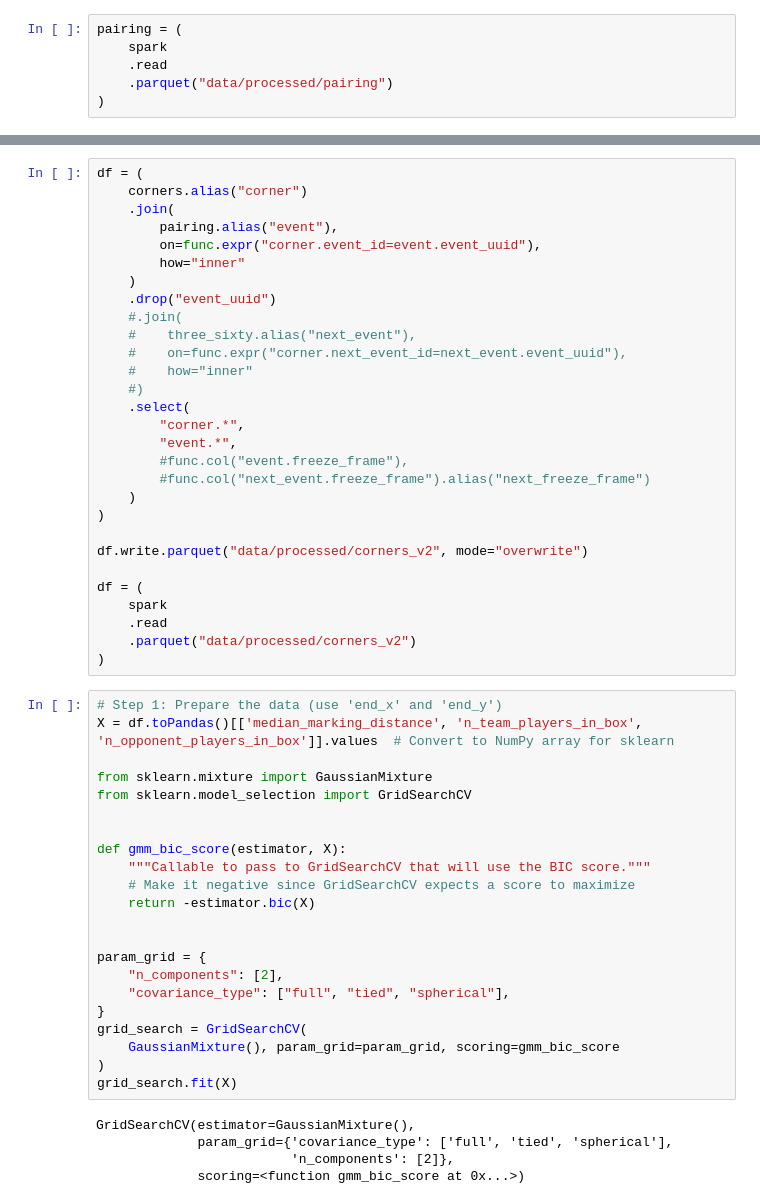
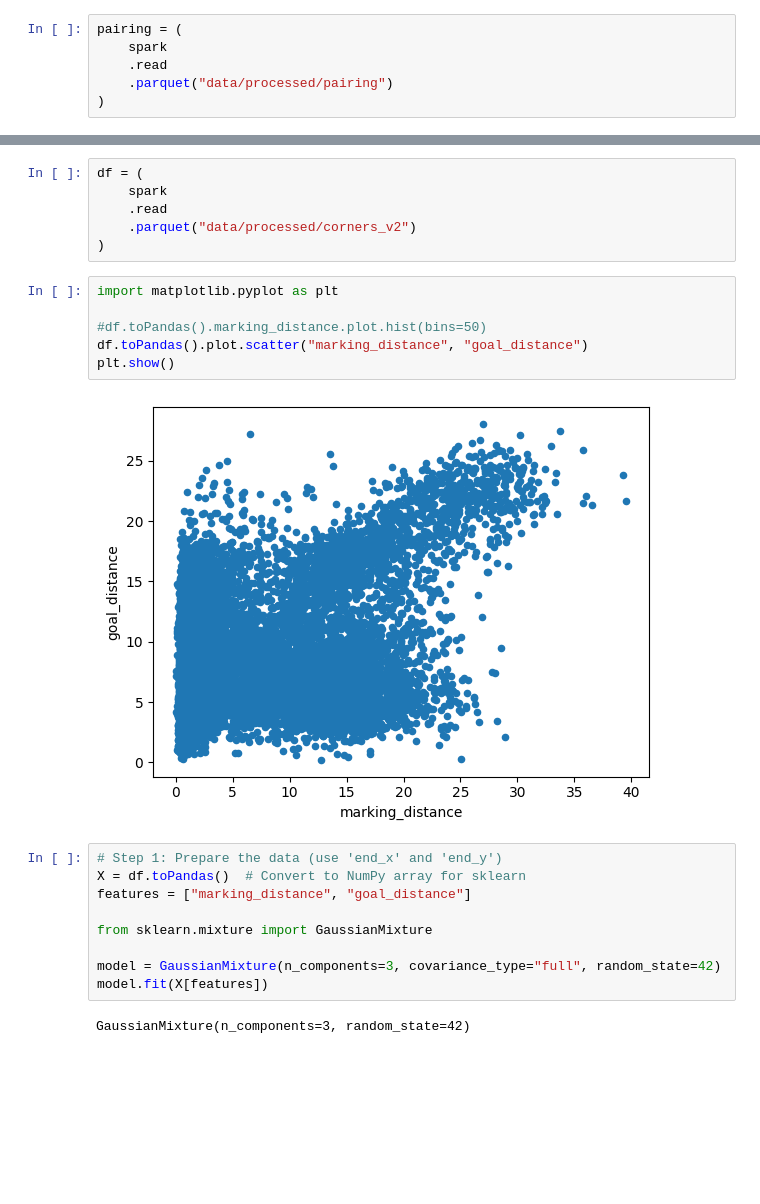
Before and after one commit to VuylstekerLeo/rb-ds-assessment, a Jupyter notebook: assessment.ipynb, the cells around one changed output, grey strips where cells are left out. Cells and saved outputs as stored; diff of their text form; blank space fills up the shorter version.

```diff
--- a/assessment.ipynb
+++ b/assessment.ipynb
@@ -682,57 +747,26 @@ pairing = (
 # %%
-df = (
-    corners.alias("corner")
-    .join(
-        pairing.alias("event"),
-        on=func.expr("corner.event_id=event.event_uuid"),
-        how="inner"
-    )
-    .drop("event_uuid")
-    #.join(
-    #    three_sixty.alias("next_event"),
-    #    on=func.expr("corner.next_event_id=next_event.event_uuid"),
-    #    how="inner"
-    #)
-    .select(
-        "corner.*",
-        "event.*",
-        #func.col("event.freeze_frame"),
-        #func.col("next_event.freeze_frame").alias("next_freeze_frame")
-    )
-)
-
-df.write.parquet("data/processed/corners_v2", mode="overwrite")
-
 df = (
     spark
     .read
     .parquet("data/processed/corners_v2")
 )
+# %%
+import matplotlib.pyplot as plt
+
+#df.toPandas().marking_distance.plot.hist(bins=50)
+df.toPandas().plot.scatter("marking_distance", "goal_distance")
+plt.show()
+# %% [output]
+[figure, added]
 # %%
 # Step 1: Prepare the data (use 'end_x' and 'end_y')
-X = df.toPandas()[['median_marking_distance', 'n_team_players_in_box', 'n_opponent_players_in_box']].values  # Convert to NumPy array for sklearn
+X = df.toPandas()  # Convert to NumPy array for sklearn
+features = ["marking_distance", "goal_distance"]
 
 from sklearn.mixture import GaussianMixture
-from sklearn.model_selection import GridSearchCV
 
-
-def gmm_bic_score(estimator, X):
-    """Callable to pass to GridSearchCV that will use the BIC score."""
-    # Make it negative since GridSearchCV expects a score to maximize
-    return -estimator.bic(X)
-
-
-param_grid = {
-    "n_components": [2],
-    "covariance_type": ["full", "tied", "spherical"],
-}
-grid_search = GridSearchCV(
-    GaussianMixture(), param_grid=param_grid, scoring=gmm_bic_score
-)
-grid_search.fit(X)
+model = GaussianMixture(n_components=3, covariance_type="full", random_state=42)
+model.fit(X[features])
 # %% [output]
-GridSearchCV(estimator=GaussianMixture(),
-             param_grid={'covariance_type': ['full', 'tied', 'spherical'],
-                         'n_components': [2]},
-             scoring=<function gmm_bic_score at 0x...>)
+GaussianMixture(n_components=3, random_state=42)
 # %%
```
Also changed, not shown: parts of 19 cells of this notebook, 1 other file.
